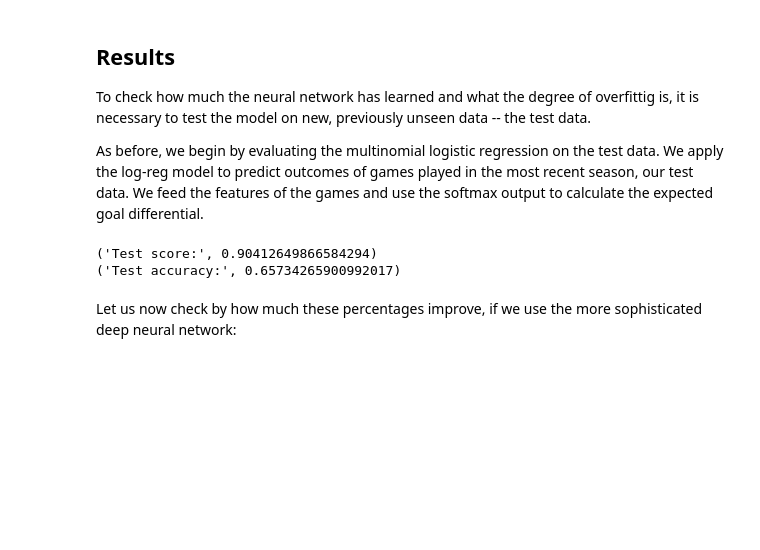
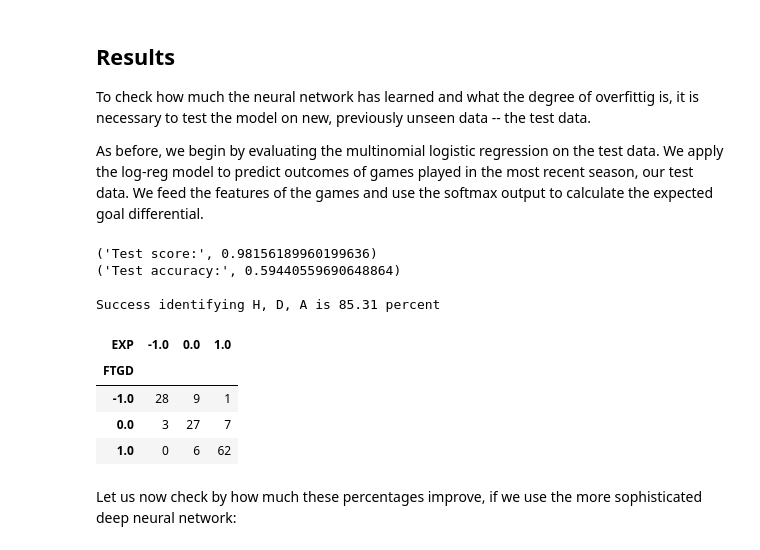
Before and after one commit to mgbukov/bundesliga, a Jupyter notebook: BL.ipynb, the cells around one changed output. Drawn from its saved outputs; the diff is of its cells as text; code cells hidden in the pictures; blank space fills up the shorter version.

```diff
--- a/BL.ipynb
+++ b/BL.ipynb
@@ -421,15 +422,30 @@ Success identifying H, D, A is 88.51 percent
 To check how much the neural network has learned and what the degree of overfittig is, it is necessary to test the model on new, previously unseen data -- the test data.
 
 As before, we begin by evaluating the multinomial logistic regression on the test data. We apply the log-reg model to predict outcomes of games played in the most recent season, our test data. We feed the features of the games and use the softmax output to calculate the expected goal differential.
-# %%
-log_reg_model.fit(X_test, Y_test, batch_size=batch_size, nb_epoch=nb_epoch,verbose=0)
-score_test = log_reg_model.evaluate(X_test, Y_test, verbose=0)
-
-print('Test score:', score_test[0])
-print('Test accuracy:', score_test[1])
-# %% [output]
-('Test score:', 0.90412649866584294)
-('Test accuracy:', 0.65734265900992017)
+# %%
+log_reg_model.fit(X_test, Y_test, batch_size=batch_size, nb_epoch=nb_epoch,verbose=0)
+score_test = log_reg_model.evaluate(X_test, Y_test, verbose=0)
+
+print('Test score:', score_test[0])
+print('Test accuracy:', score_test[1])
+
+performance_new_season_log_reg_df = pd.concat([
+        feats_import.iloc[season15_end+1:,7].apply(min, args=(cutoff_GD,)).apply(max, args=(-cutoff_GD,)),
+        pd.Series(data=map(np.round, map(exp_score, log_reg_model.predict_proba(X_test))), name='EXP', index=feats_import.iloc[season15_end+1:].index)], axis=1)
+success_new_season_log_reg_res_df = pd.crosstab(performance_new_season_log_reg_df.loc[:, "FTGD"].apply(np.sign), performance_new_season_log_reg_df.loc[:, "EXP"].apply(np.sign))
+print "\n"
+print "Success identifying H, D, A is " + str(round(100.* np.trace(success_new_season_noluck_res_df)/len(X_test),2)) + " percent"
+success_new_season_log_reg_res_df
+# %% [output]
+('Test score:', 0.98156189960199636)
+('Test accuracy:', 0.59440559690648864)
+
+Success identifying H, D, A is 85.31 percent
+| EXP | -1.0 | 0.0 | 1.0 |
+| FTGD |  |  |  |
+| -1.0 | 28 | 9 | 1 |
+| 0.0 | 3 | 27 | 7 |
+| 1.0 | 0 | 6 | 62 |
 # %% [markdown]
 Let us now check by how much these percentages improve, if we use the more sophisticated deep neural network:
 # %%
```
Also changed, not shown: parts of 17 cells of this notebook, 1 other file.
